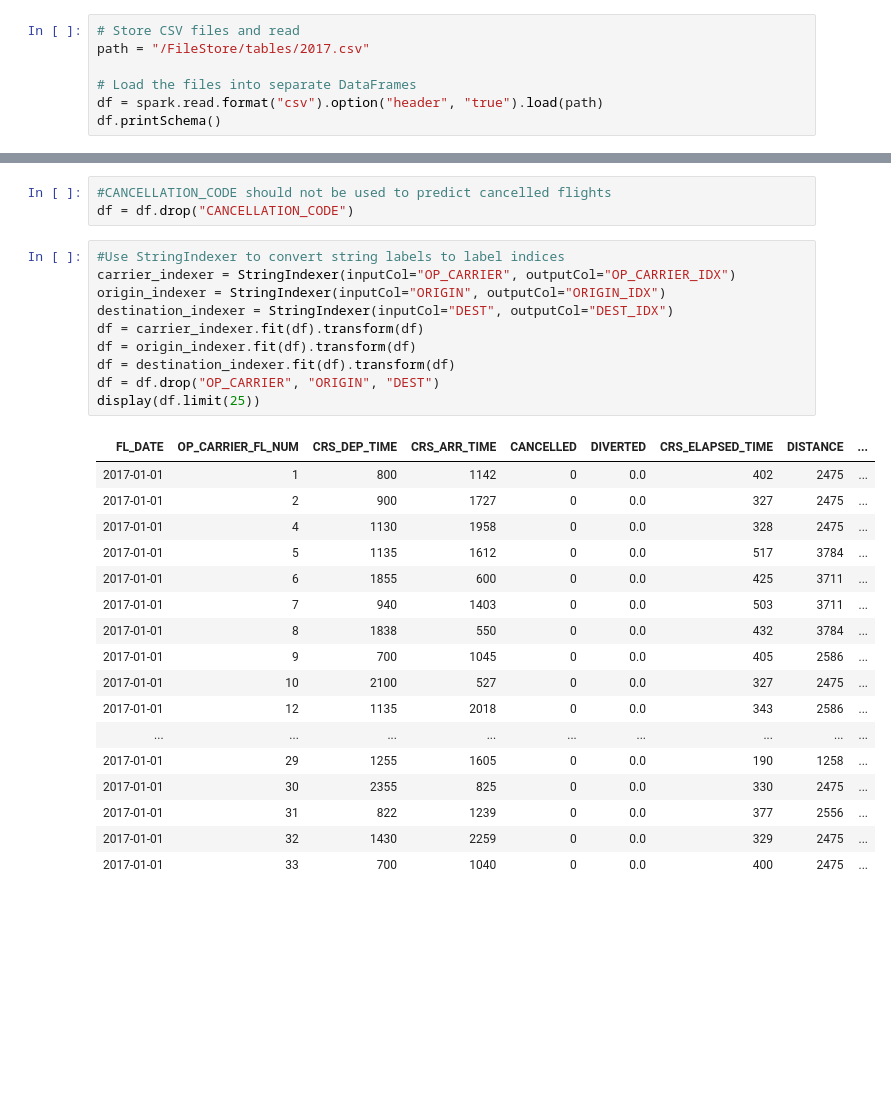
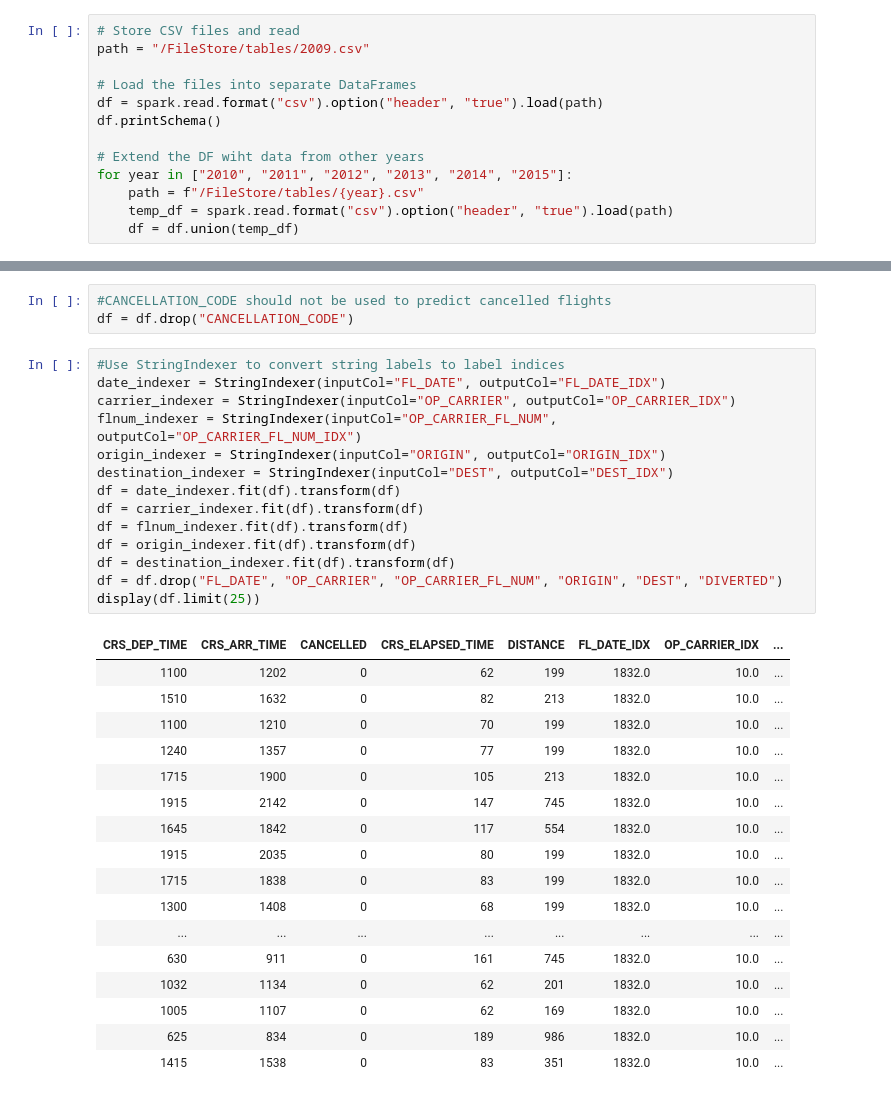
Before and after one commit to Karljohan99/BDM2023-group3, a Jupyter notebook: project3/Project_3.ipynb, the cells around one changed output, grey strips where cells are left out. Saved outputs shown, nothing was run; the diff lists cells and outputs as text; blank space fills up the shorter version.

```diff
--- a/project3/Project_3.ipynb
+++ b/project3/Project_3.ipynb
@@ -13,11 +11,17 @@ spark.conf.set("spark.sql.shuffle.partitions", sc.defaultParallelism)
 #### 1. Load Airline Delay Cancellation data
 # %%
 # Store CSV files and read
-path = "/FileStore/tables/2017.csv"
+path = "/FileStore/tables/2009.csv"
 
 # Load the files into separate DataFrames
 df = spark.read.format("csv").option("header", "true").load(path)
 df.printSchema()
+
+# Extend the DF wiht data from other years
+for year in ["2010", "2011", "2012", "2013", "2014", "2015"]:
+    path = f"/FileStore/tables/{year}.csv"
+    temp_df = spark.read.format("csv").option("header", "true").load(path)
+    df = df.union(temp_df)
 # %% [output]
 root
  |-- FL_DATE: string (nullable = true)
@@ -143,32 +144,36 @@ display(df.groupBy("CANCELLED").count())
 df = df.drop("CANCELLATION_CODE")
 # %%
 #Use StringIndexer to convert string labels to label indices
+date_indexer = StringIndexer(inputCol="FL_DATE", outputCol="FL_DATE_IDX")
 carrier_indexer = StringIndexer(inputCol="OP_CARRIER", outputCol="OP_CARRIER_IDX")
+flnum_indexer = StringIndexer(inputCol="OP_CARRIER_FL_NUM", outputCol="OP_CARRIER_FL_NUM_IDX")
 origin_indexer = StringIndexer(inputCol="ORIGIN", outputCol="ORIGIN_IDX")
 destination_indexer = StringIndexer(inputCol="DEST", outputCol="DEST_IDX")
+df = date_indexer.fit(df).transform(df)
 df = carrier_indexer.fit(df).transform(df)
+df = flnum_indexer.fit(df).transform(df)
 df = origin_indexer.fit(df).transform(df)
 df = destination_indexer.fit(df).transform(df)
-df = df.drop("OP_CARRIER", "ORIGIN", "DEST")
+df = df.drop("FL_DATE", "OP_CARRIER", "OP_CARRIER_FL_NUM", "ORIGIN", "DEST", "DIVERTED")
 display(df.limit(25))
 # %% [output]
-| FL_DATE | OP_CARRIER_FL_NUM | CRS_DEP_TIME | CRS_ARR_TIME | CANCELLED | DIVERTED | CRS_ELAPSED_TIME | DISTANCE | ... |
-| 2017-01-01 | 1 | 800 | 1142 | 0 | 0.0 | 402 | 2475 | ... |
-| 2017-01-01 | 2 | 900 | 1727 | 0 | 0.0 | 327 | 2475 | ... |
-| 2017-01-01 | 4 | 1130 | 1958 | 0 | 0.0 | 328 | 2475 | ... |
-| 2017-01-01 | 5 | 1135 | 1612 | 0 | 0.0 | 517 | 3784 | ... |
-| 2017-01-01 | 6 | 1855 | 600 | 0 | 0.0 | 425 | 3711 | ... |
-| 2017-01-01 | 7 | 940 | 1403 | 0 | 0.0 | 503 | 3711 | ... |
-| 2017-01-01 | 8 | 1838 | 550 | 0 | 0.0 | 432 | 3784 | ... |
-| 2017-01-01 | 9 | 700 | 1045 | 0 | 0.0 | 405 | 2586 | ... |
-| 2017-01-01 | 10 | 2100 | 527 | 0 | 0.0 | 327 | 2475 | ... |
-| 2017-01-01 | 12 | 1135 | 2018 | 0 | 0.0 | 343 | 2586 | ... |
-| ... | ... | ... | ... | ... | ... | ... | ... | ... |
-| 2017-01-01 | 29 | 1255 | 1605 | 0 | 0.0 | 190 | 1258 | ... |
-| 2017-01-01 | 30 | 2355 | 825 | 0 | 0.0 | 330 | 2475 | ... |
-| 2017-01-01 | 31 | 822 | 1239 | 0 | 0.0 | 377 | 2556 | ... |
-| 2017-01-01 | 32 | 1430 | 2259 | 0 | 0.0 | 329 | 2475 | ... |
-| 2017-01-01 | 33 | 700 | 1040 | 0 | 0.0 | 400 | 2475 | ... |
+| CRS_DEP_TIME | CRS_ARR_TIME | CANCELLED | CRS_ELAPSED_TIME | DISTANCE | FL_DATE_IDX | OP_CARRIER_IDX | ... |
+| 1100 | 1202 | 0 | 62 | 199 | 1832.0 | 10.0 | ... |
+| 1510 | 1632 | 0 | 82 | 213 | 1832.0 | 10.0 | ... |
+| 1100 | 1210 | 0 | 70 | 199 | 1832.0 | 10.0 | ... |
+| 1240 | 1357 | 0 | 77 | 199 | 1832.0 | 10.0 | ... |
+| 1715 | 1900 | 0 | 105 | 213 | 1832.0 | 10.0 | ... |
+| 1915 | 2142 | 0 | 147 | 745 | 1832.0 | 10.0 | ... |
+| 1645 | 1842 | 0 | 117 | 554 | 1832.0 | 10.0 | ... |
+| 1915 | 2035 | 0 | 80 | 199 | 1832.0 | 10.0 | ... |
+| 1715 | 1838 | 0 | 83 | 199 | 1832.0 | 10.0 | ... |
+| 1300 | 1408 | 0 | 68 | 199 | 1832.0 | 10.0 | ... |
+| ... | ... | ... | ... | ... | ... | ... | ... |
+| 630 | 911 | 0 | 161 | 745 | 1832.0 | 10.0 | ... |
+| 1032 | 1134 | 0 | 62 | 201 | 1832.0 | 10.0 | ... |
+| 1005 | 1107 | 0 | 62 | 169 | 1832.0 | 10.0 | ... |
+| 625 | 834 | 0 | 189 | 986 | 1832.0 | 10.0 | ... |
+| 1415 | 1538 | 0 | 83 | 351 | 1832.0 | 10.0 | ... |
 # %%
 #Balance the dataset
 major_df = df.filter(F.col("CANCELLED") == 0)
```
Also changed, not shown: parts of 21 cells of this notebook.
